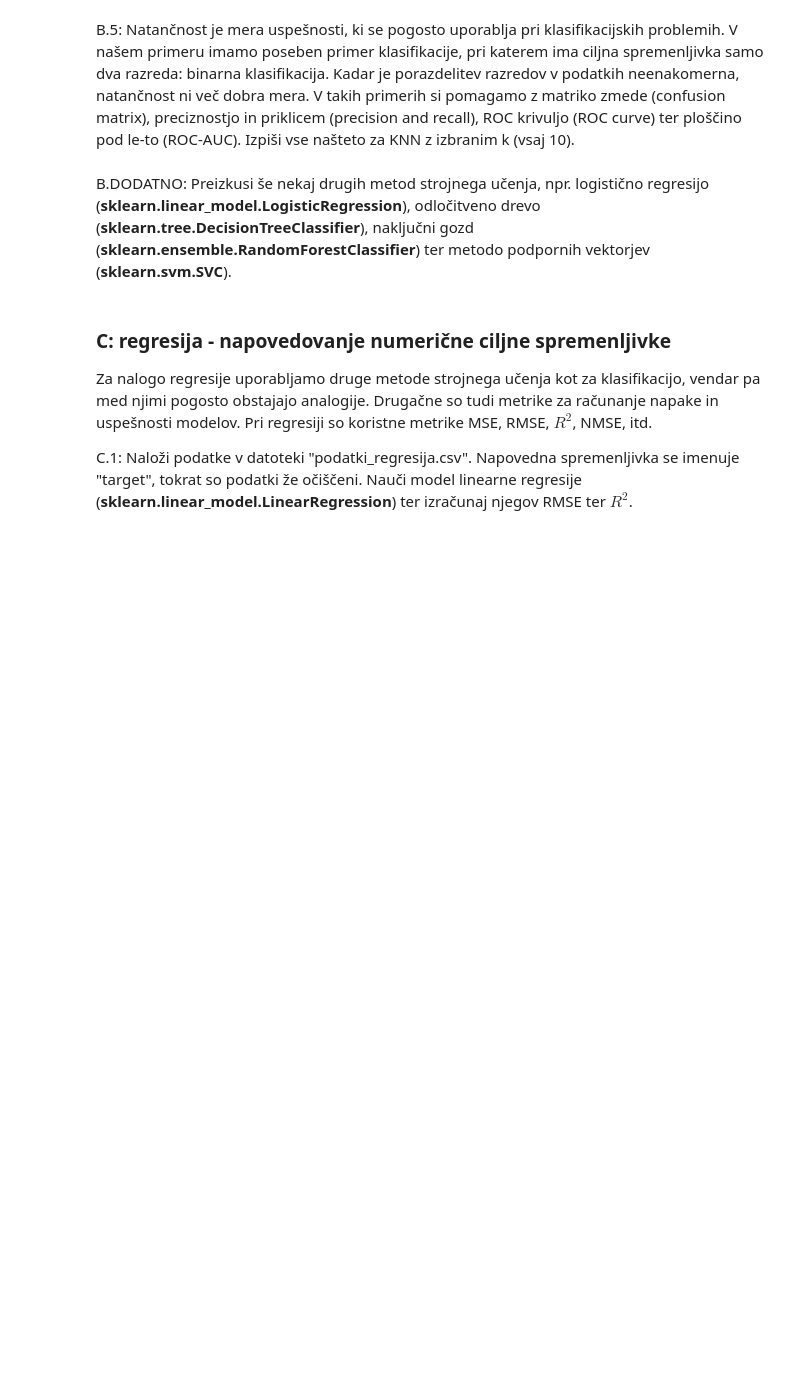
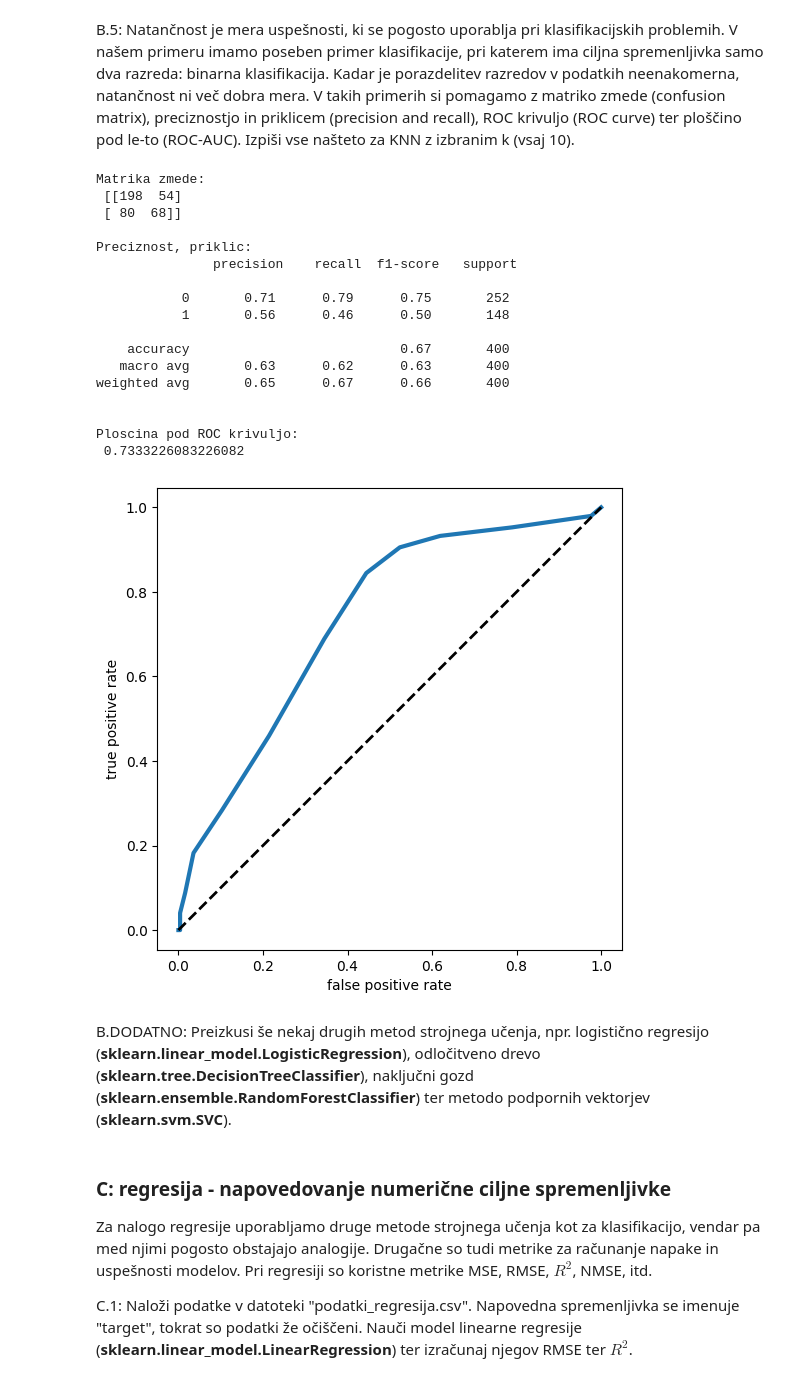
Before and after one commit to nikerzetic/napredno-strojno-ucenje, a Jupyter notebook: vaje-1/vaje-1.ipynb, the cells around one changed output. Cells and saved outputs as stored; diff of their text form; code cells hidden in the pictures; blank space fills up the shorter version.

```diff
--- a/vaje-1/vaje-1.ipynb
+++ b/vaje-1/vaje-1.ipynb
@@ -172,5 +195,46 @@ Metoda najbližjih sosedov ima tudi en pomemben *hiperparameter*: število sosed
 # %% [markdown]
 B.5: Natančnost je mera uspešnosti, ki se pogosto uporablja pri klasifikacijskih problemih. V našem primeru imamo poseben primer klasifikacije, pri katerem ima ciljna spremenljivka samo dva razreda: binarna klasifikacija. Kadar je porazdelitev razredov v podatkih neenakomerna, natančnost ni več dobra mera. V takih primerih si pomagamo z matriko zmede (confusion matrix), preciznostjo in priklicem (precision and recall), ROC krivuljo (ROC curve) ter ploščino pod le-to (ROC-AUC). Izpiši vse našteto za KNN z izbranim k (vsaj 10).
+# %%
+from sklearn.metrics import confusion_matrix, roc_curve, roc_auc_score, classification_report
+
+metoda_13_sosedov = KNeighborsClassifier(n_neighbors=13)
+metoda_13_sosedov.fit(X_train_skaliran, y_train)
+napoved_13 = metoda_13_sosedov.predict(X_test_skaliran)
+napoved_verjetnosti = metoda_13_sosedov.predict_proba(X_test_skaliran)
+
+print('Matrika zmede:\n', confusion_matrix(y_test, napoved_13))
+print('\nPreciznost, priklic:\n', classification_report(y_test, napoved_13))
+print('\nPloscina pod ROC krivuljo:\n', roc_auc_score(y_test, napoved_verjetnosti[:,1]))
+
+fpr, tpr, thr = roc_curve(y_test, napoved_verjetnosti[:,1])
+
+print('\nROC krivulja:\n')
+pyplot.figure(figsize=(6,6))
+pyplot.plot(fpr, tpr, lw=3)
+pyplot.plot([0,1], [0,1], "k--", lw=2)
+pyplot.xlabel("false positive rate")
+pyplot.ylabel("true positive rate")
+pyplot.axis("equal")
+pyplot.show()
+# %% [output]
+Matrika zmede:
+ [[198  54]
+ [ 80  68]]
+
+Preciznost, priklic:
+               precision    recall  f1-score   support
+
+           0       0.71      0.79      0.75       252
+           1       0.56      0.46      0.50       148
+
+    accuracy                           0.67       400
+   macro avg       0.63      0.62      0.63       400
+weighted avg       0.65      0.67      0.66       400
+
+
+Ploscina pod ROC krivuljo:
+ 0.7333226083226082
+[figure, added]
 # %% [markdown]
 B.DODATNO: Preizkusi še nekaj drugih metod strojnega učenja, npr. logistično regresijo (**sklearn.linear_model.LogisticRegression**), odločitveno drevo (**sklearn.tree.DecisionTreeClassifier**), naključni gozd (**sklearn.ensemble.RandomForestClassifier**) ter metodo podpornih vektorjev (**sklearn.svm.SVC**).
 # %% [markdown]
```
Also changed, not shown: parts of 2 cells of this notebook.
